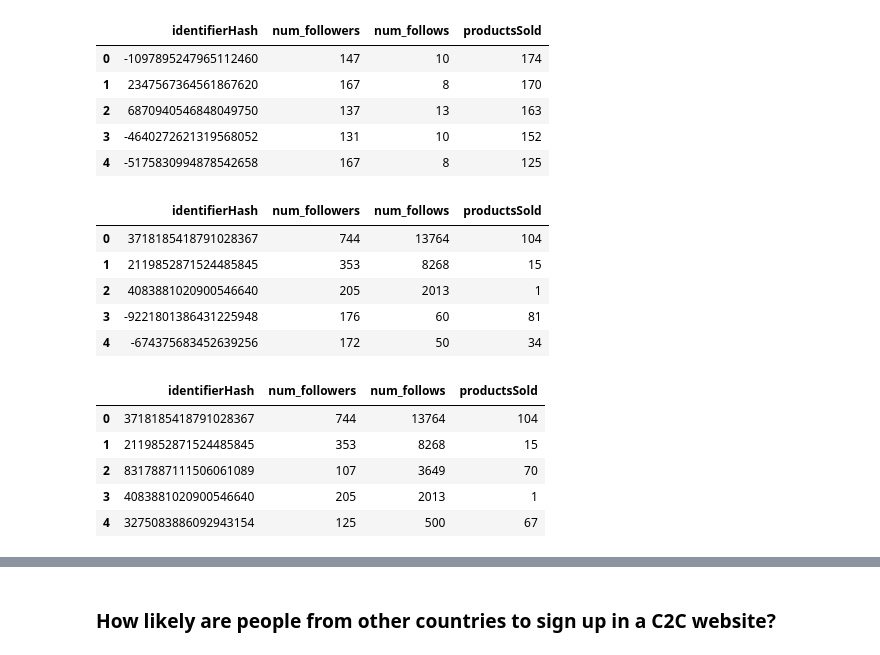
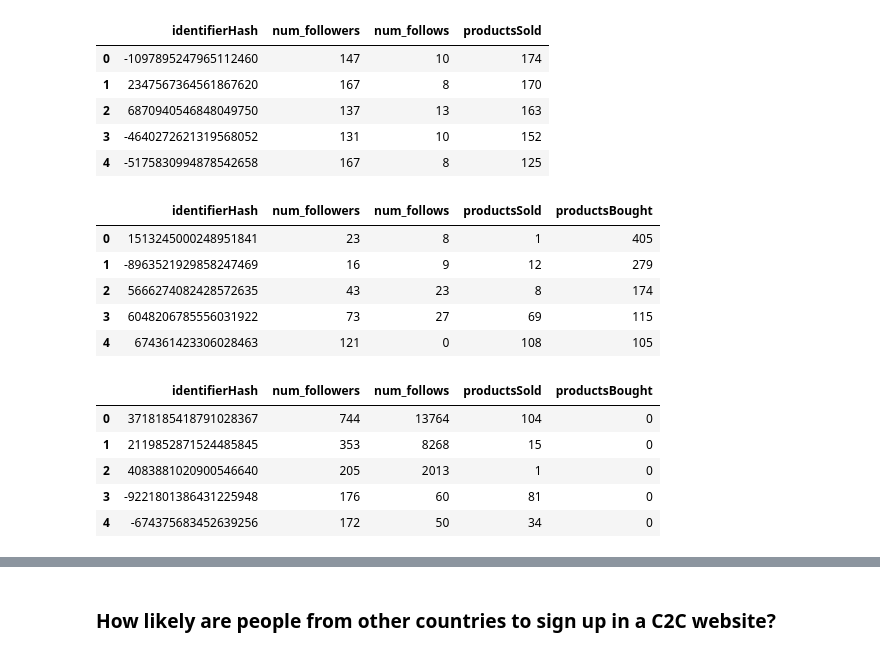
Before and after one commit to FriedaTims-Jansma/E-commerce_SQL, a Jupyter notebook: notebooks/Ecommerce-users-of-a-french-c2c-fashion-store.ipynb, the cells around one changed output, grey strips where cells are left out. Drawn from its saved outputs; the diff is of its cells as text; code cells hidden in the pictures.

Commit message:
active users

```diff
--- a/notebooks/Ecommerce-users-of-a-french-c2c-fashion-store.ipynb
+++ b/notebooks/Ecommerce-users-of-a-french-c2c-fashion-store.ipynb
@@ -83,34 +147,36 @@ ps.sqldf(
 | 3 | -4640272621319568052 | 131 | 10 | 152 |
 | 4 | -5175830994878542658 | 167 | 8 | 125 |
 # %%
+# Top 5 buyers do not have a lot of followers nor do they follow a lot of other users.
+
 ps.sqldf(
     """
-    SELECT identifierHash, socialNbFollowers AS num_followers, socialNbFollows AS num_follows, productsSold
+    SELECT identifierHash, socialNbFollowers AS num_followers, socialNbFollows AS num_follows, productsSold, productsBought
     FROM df_users
     GROUP BY identifierHash
-    ORDER BY num_followers DESC
+    ORDER BY productsBought DESC
     """
     ).head()
 # %% [output]
-|  | identifierHash | num_followers | num_follows | productsSold |
-| 0 | 3718185418791028367 | 744 | 13764 | 104 |
-| 1 | 2119852871524485845 | 353 | 8268 | 15 |
-| 2 | 4083881020900546640 | 205 | 2013 | 1 |
-| 3 | -9221801386431225948 | 176 | 60 | 81 |
-| 4 | -674375683452639256 | 172 | 50 | 34 |
+|  | identifierHash | num_followers | num_follows | productsSold | productsBought |
+| 0 | 1513245000248951841 | 23 | 8 | 1 | 405 |
+| 1 | -8963521929858247469 | 16 | 9 | 12 | 279 |
+| 2 | 5666274082428572635 | 43 | 23 | 8 | 174 |
+| 3 | 6048206785556031922 | 73 | 27 | 69 | 115 |
+| 4 | 674361423306028463 | 121 | 0 | 108 | 105 |
 # %%
 ps.sqldf(
     """
-    SELECT identifierHash, socialNbFollowers AS num_followers, socialNbFollows AS num_follows, productsSold
+    SELECT identifierHash, socialNbFollowers AS num_followers, socialNbFollows AS num_follows, productsSold, productsBought
     FROM df_users
     GROUP BY identifierHash
-    ORDER BY num_follows DESC
+    ORDER BY num_followers DESC
     """
     ).head()
 # %% [output]
-|  | identifierHash | num_followers | num_follows | productsSold |
-| 0 | 3718185418791028367 | 744 | 13764 | 104 |
-| 1 | 2119852871524485845 | 353 | 8268 | 15 |
-| 2 | 8317887111506061089 | 107 | 3649 | 70 |
-| 3 | 4083881020900546640 | 205 | 2013 | 1 |
-| 4 | 3275083886092943154 | 125 | 500 | 67 |
+|  | identifierHash | num_followers | num_follows | productsSold | productsBought |
+| 0 | 3718185418791028367 | 744 | 13764 | 104 | 0 |
+| 1 | 2119852871524485845 | 353 | 8268 | 15 | 0 |
+| 2 | 4083881020900546640 | 205 | 2013 | 1 | 0 |
+| 3 | -9221801386431225948 | 176 | 60 | 81 | 0 |
+| 4 | -674375683452639256 | 172 | 50 | 34 | 0 |
```
Also changed, not shown: parts of 11 cells of this notebook.
